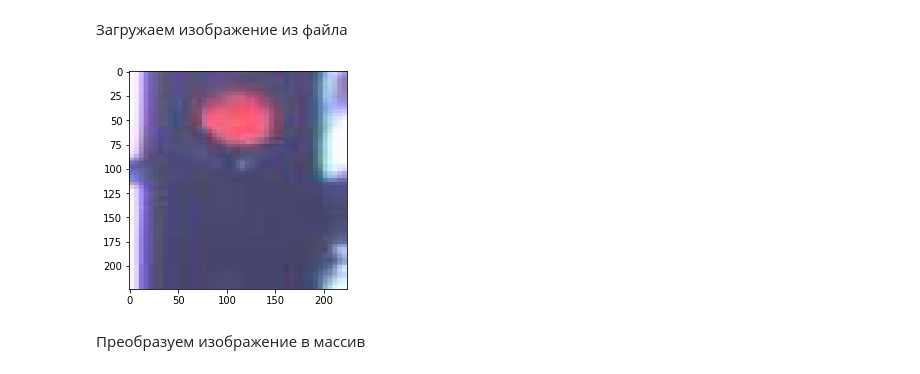
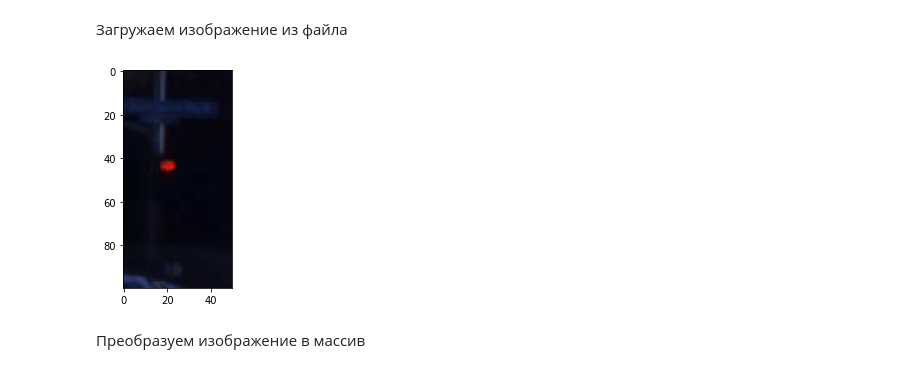
Before and after one commit to svwk/hackathon1, a Jupyter notebook: ml_engineering.ipynb, the cells around one changed output. Drawn from its saved outputs; the diff is of its cells as text; code cells hidden in the pictures.

```diff
--- a/ml_engineering.ipynb
+++ b/ml_engineering.ipynb
@@ -90,7 +90,7 @@ test_path='test_cut'
 # %% [markdown]
 Смотрим примеры картинок
 # %%
-img_path = f'{train_path}/red/ds1_pic1349.jpg'
+img_path = f'{train_path}/green/green_10.jpg'
 img = image.load_img(img_path)
 plt.imshow(img)
 plt.show()
@@ -226,12 +248,12 @@ class_names
 # %% [markdown]
 Загружаем изображение из файла
 # %%
-img_path = f'{test_path}/red/ds1_pic1147.jpg'
+img_path = f'{test_path}/red/dayClip11--145.jpg'
 img = image.load_img(img_path, target_size=(100, 50))
 plt.imshow(img)
 plt.show()
 # %% [output]
-[figure, old version]
+[figure, new version]
 # %% [markdown]
 Преобразуем изображение в массив
 # %%
```
Also changed, not shown: parts of 22 cells of this notebook.
